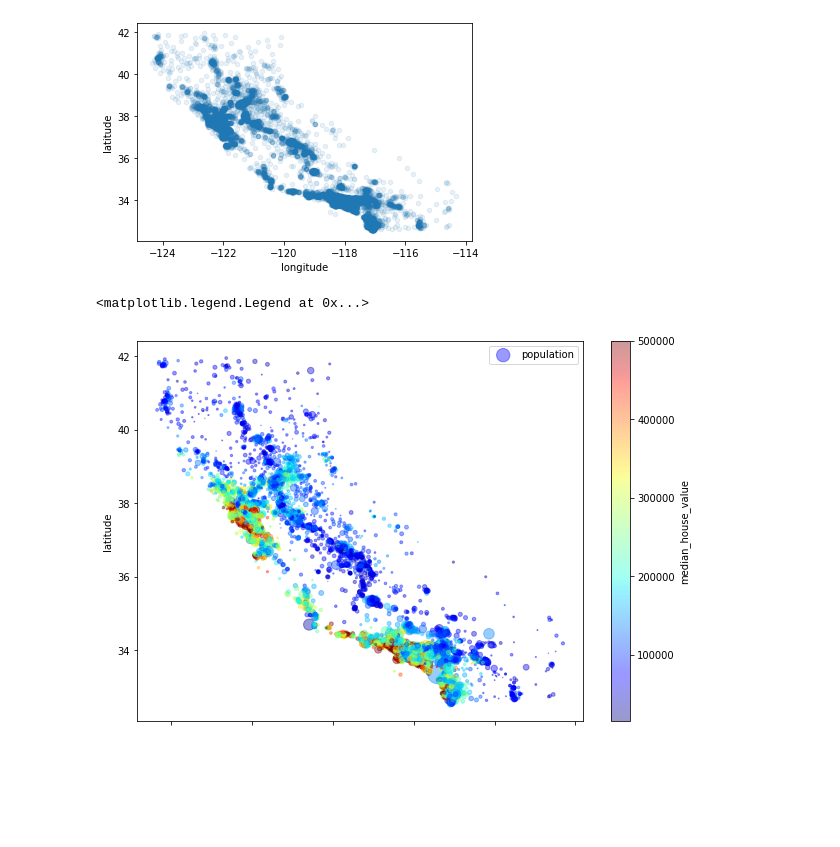
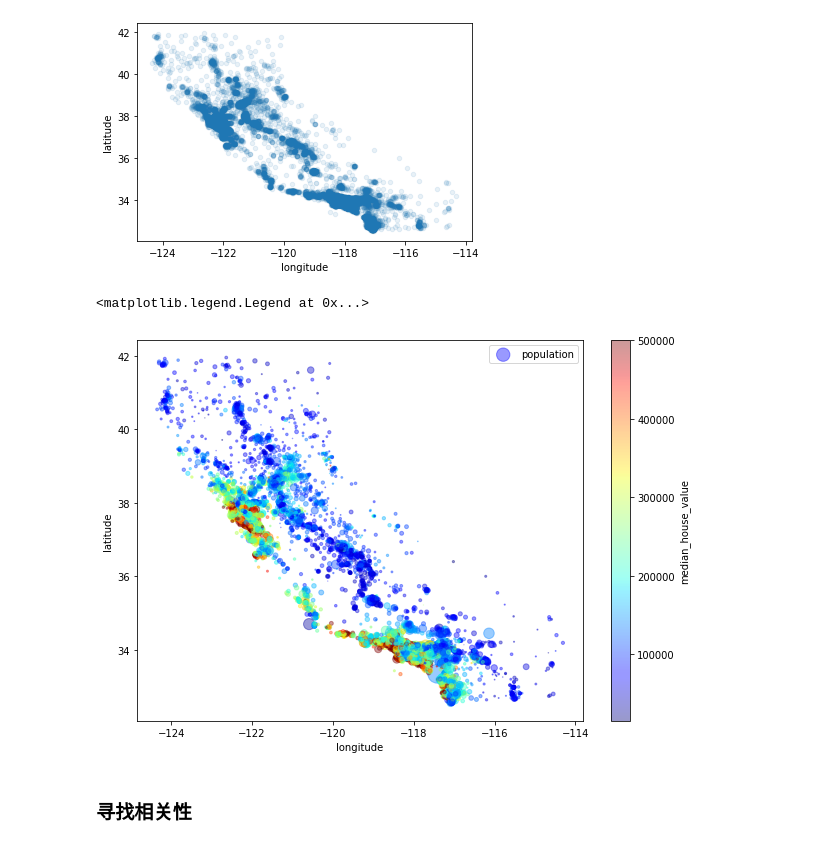
Before and after one commit to gouyt13/Hands-on-Machine-Learning, a Jupyter notebook: chapter2/1.ipynb, the cells around one changed output. Saved outputs shown, nothing was run; the diff lists cells and outputs as text; code cells hidden in the pictures; blank space fills up the shorter version.

```diff
--- a/chapter2/1.ipynb
+++ b/chapter2/1.ipynb
@@ -174,12 +201,16 @@ housing.plot(kind="scatter", x="longitude", y="latitude", alpha=0.1)
 # %%
 housing.plot(kind="scatter", x="longitude", y="latitude", alpha=0.4,
              s=housing["population"]/100, label="population", figsize=(10,7),
              c="median_house_value", cmap=plt.get_cmap('jet'), colorbar=True,
+             sharex = False
              )
+
 plt.legend()
 # %% [output]
 <matplotlib.legend.Legend at 0x...>
-[figure, old version]
+[figure, new version]
+# %% [markdown]
+### 寻找相关性
 # %%
 corr_matrix = housing.corr()
 # %%
```
Also changed, not shown: parts of 20 cells of this notebook.
